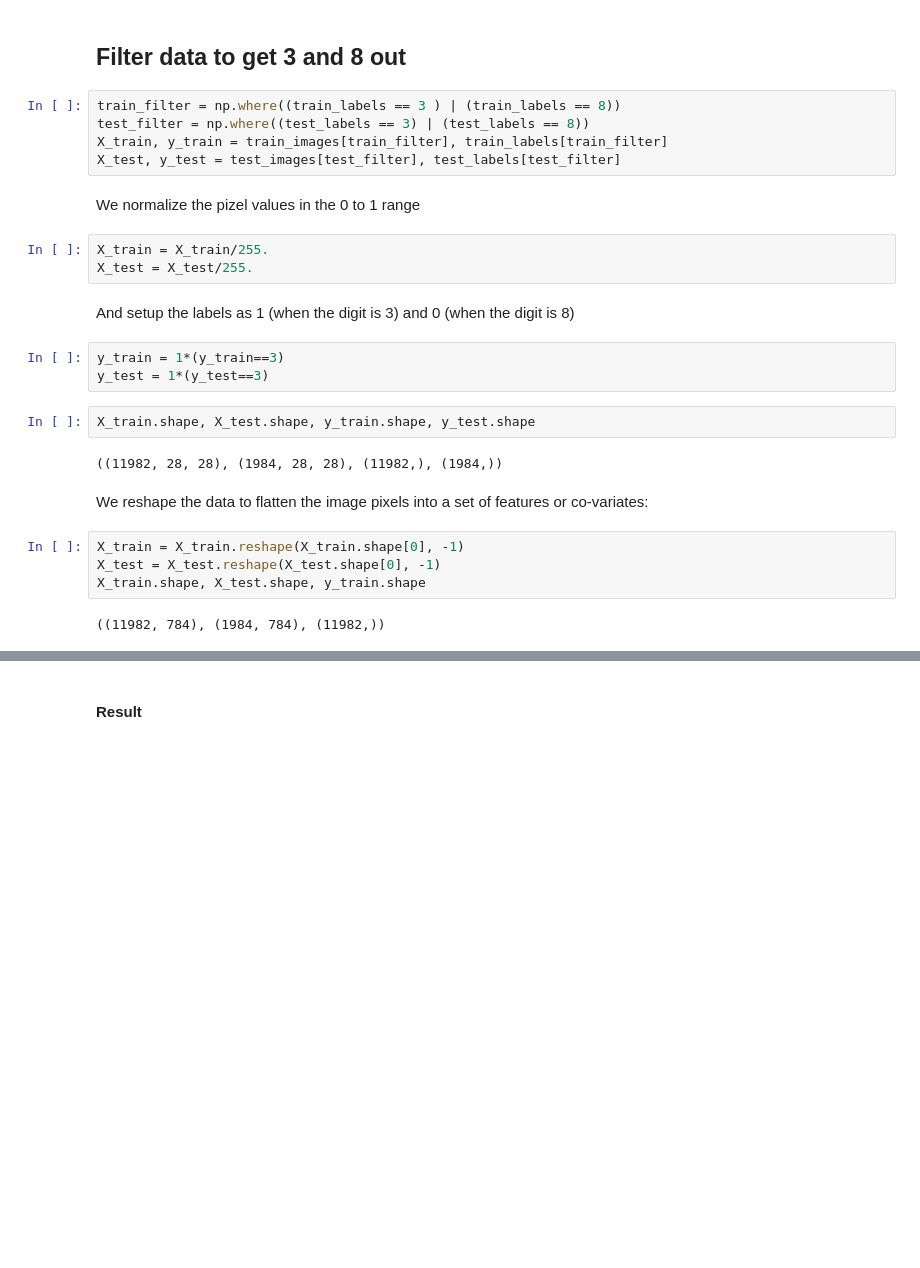
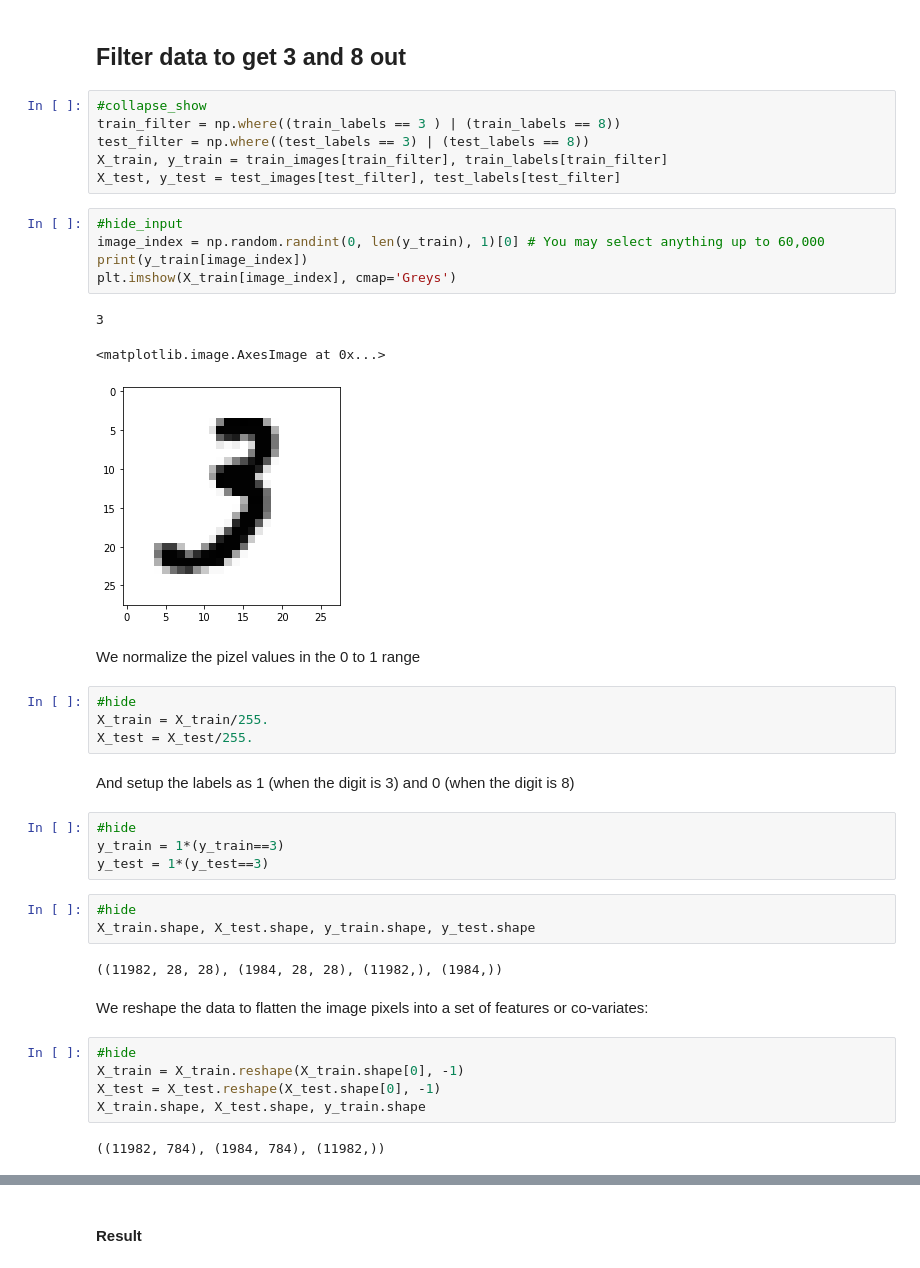
Before and after one commit to PrasannaDK/Univ-AI-FastBlogs, a Jupyter notebook: _notebooks/2020-08-08-Kudzu-ANN.ipynb, the cells around one changed output, grey strips where cells are left out. Cells and saved outputs as stored; diff of their text form; blank space fills up the shorter version.

```diff
--- a/_notebooks/2020-08-08-Kudzu-ANN.ipynb
+++ b/_notebooks/2020-08-08-Kudzu-ANN.ipynb
@@ -50,27 +57,41 @@ plt.imshow(train_images[image_index], cmap='Greys')
 # %% [markdown]
 ## Filter data to get 3 and 8 out
 # %%
+#collapse_show
 train_filter = np.where((train_labels == 3 ) | (train_labels == 8))
 test_filter = np.where((test_labels == 3) | (test_labels == 8))
 X_train, y_train = train_images[train_filter], train_labels[train_filter]
 X_test, y_test = test_images[test_filter], test_labels[test_filter]
+# %%
+#hide_input
+image_index = np.random.randint(0, len(y_train), 1)[0] # You may select anything up to 60,000
+print(y_train[image_index])
+plt.imshow(X_train[image_index], cmap='Greys')
+# %% [output]
+3
+<matplotlib.image.AxesImage at 0x...>
+[figure, added]
 # %% [markdown]
 We normalize the pizel values in the 0 to 1 range
 # %%
+#hide
 X_train = X_train/255.
 X_test = X_test/255.
 # %% [markdown]
 And setup the labels as 1 (when the digit is 3) and 0 (when the digit is 8)
 # %%
+#hide
 y_train = 1*(y_train==3)
 y_test = 1*(y_test==3)
 # %%
+#hide
 X_train.shape, X_test.shape, y_train.shape, y_test.shape
 # %% [output]
 ((11982, 28, 28), (1984, 28, 28), (11982,), (1984,))
 # %% [markdown]
 We reshape the data to flatten the image pixels into a set of features or co-variates:
 # %%
+#hide
 X_train = X_train.reshape(X_train.shape[0], -1)
 X_test = X_test.reshape(X_test.shape[0], -1)
 X_train.shape, X_test.shape, y_train.shape
```
Also changed, not shown: parts of 116 cells of this notebook, 2 other files.
